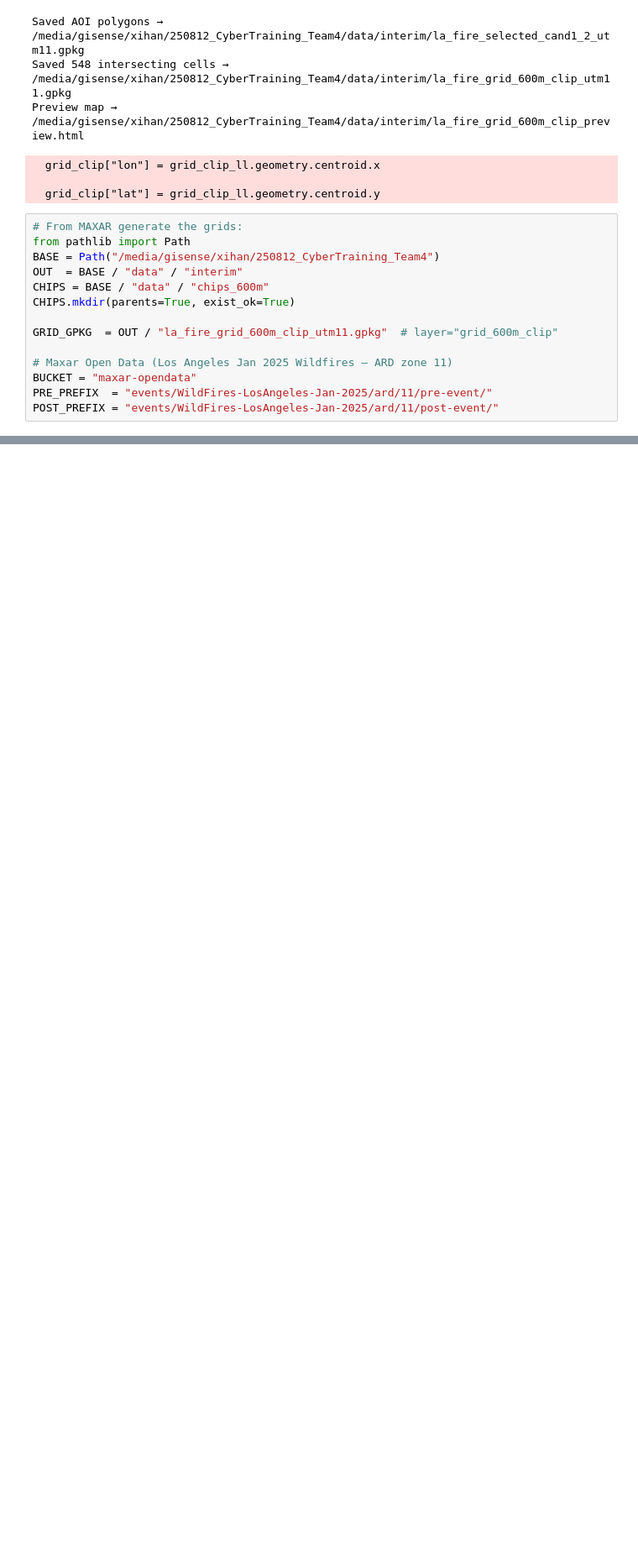
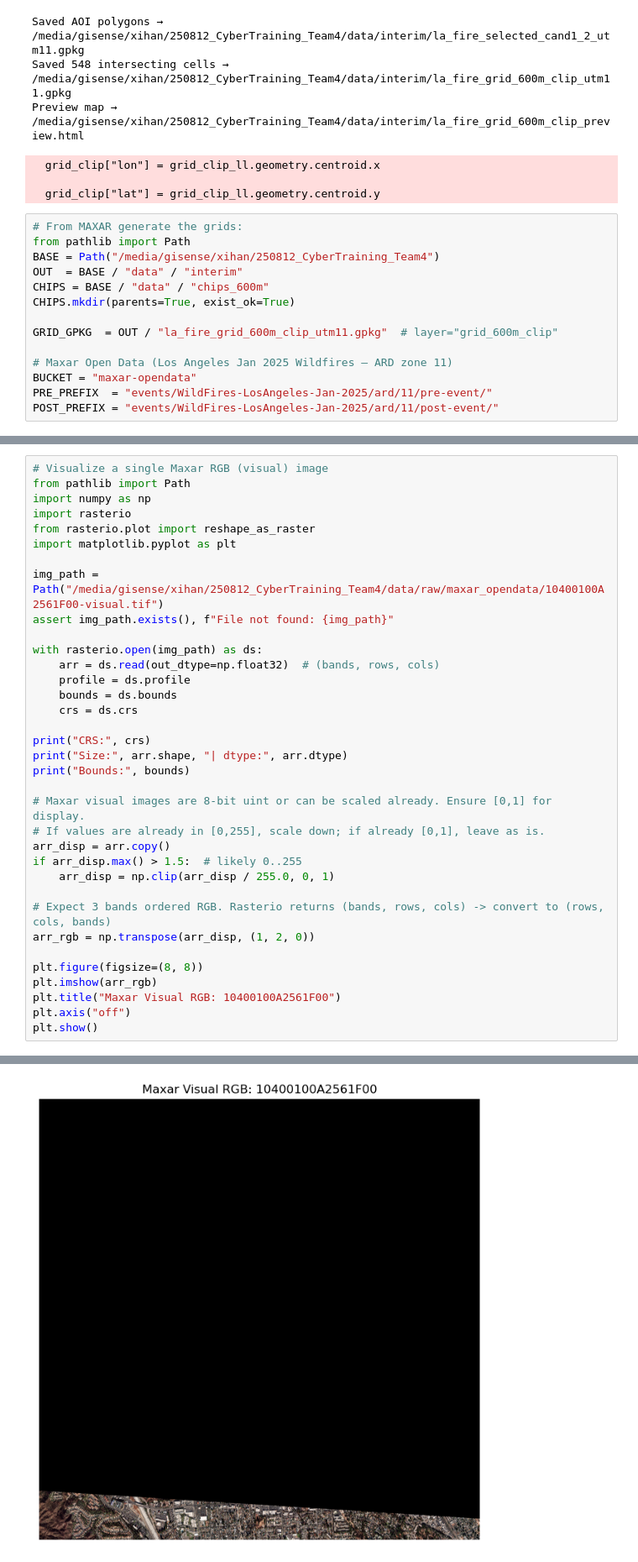
Before and after one commit to jikun-tamu/cybertraining-team4, a Jupyter notebook: 250812_CyberTraining_Team4/validation_case.ipynb, the cells around one changed output, grey strips where cells are left out. Shown at 84% size. Cells and saved outputs as stored; diff of their text form; blank space fills up the shorter version.

Commit message:
Add 250812 notebooks/scripts; LA wildfire Maxar downloader + visualization; ignore data/ (no data committed)

```diff
--- a/250812_CyberTraining_Team4/validation_case.ipynb
+++ b/250812_CyberTraining_Team4/validation_case.ipynb
@@ -375,0 +326,36 @@ for _, row in gr.iterrows():
+# %%
+# Visualize a single Maxar RGB (visual) image
+from pathlib import Path
+import numpy as np
+import rasterio
+from rasterio.plot import reshape_as_raster
+import matplotlib.pyplot as plt
+
+img_path = Path("/media/gisense/xihan/250812_CyberTraining_Team4/data/raw/maxar_opendata/10400100A2561F00-visual.tif")
+assert img_path.exists(), f"File not found: {img_path}"
+
+with rasterio.open(img_path) as ds:
+    arr = ds.read(out_dtype=np.float32)  # (bands, rows, cols)
+    profile = ds.profile
+    bounds = ds.bounds
+    crs = ds.crs
+
+print("CRS:", crs)
+print("Size:", arr.shape, "| dtype:", arr.dtype)
+print("Bounds:", bounds)
+
+# Maxar visual images are 8-bit uint or can be scaled already. Ensure [0,1] for display.
+# If values are already in [0,255], scale down; if already [0,1], leave as is.
+arr_disp = arr.copy()
+if arr_disp.max() > 1.5:  # likely 0..255
+    arr_disp = np.clip(arr_disp / 255.0, 0, 1)
+
+# Expect 3 bands ordered RGB. Rasterio returns (bands, rows, cols) -> convert to (rows, cols, bands)
+arr_rgb = np.transpose(arr_disp, (1, 2, 0))
+
+plt.figure(figsize=(8, 8))
+plt.imshow(arr_rgb)
+plt.title("Maxar Visual RGB: 10400100A2561F00")
+plt.axis("off")
+plt.show()
+# %% [output]
@@ -375,0 +365 @@ for _, row in gr.iterrows():
+[figure, added]
```
Also changed, not shown: parts of 6 cells of this notebook, 4 other files.
